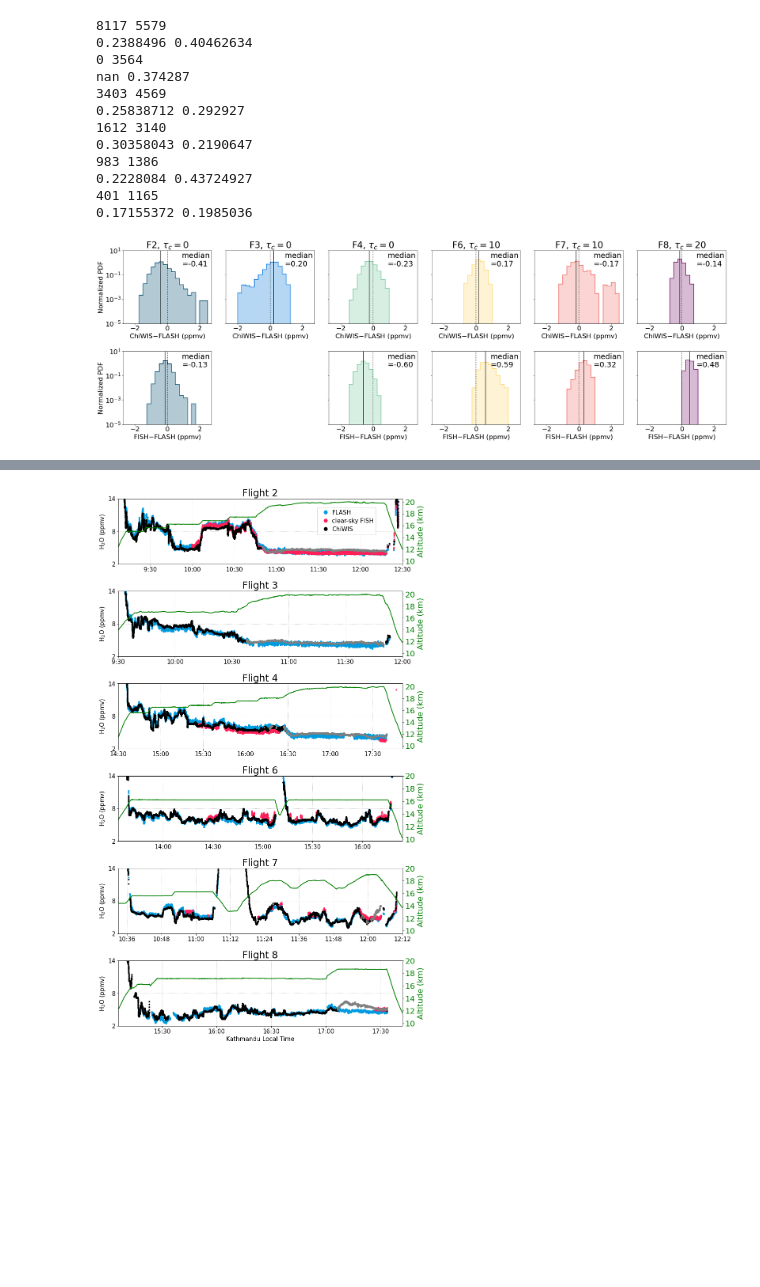
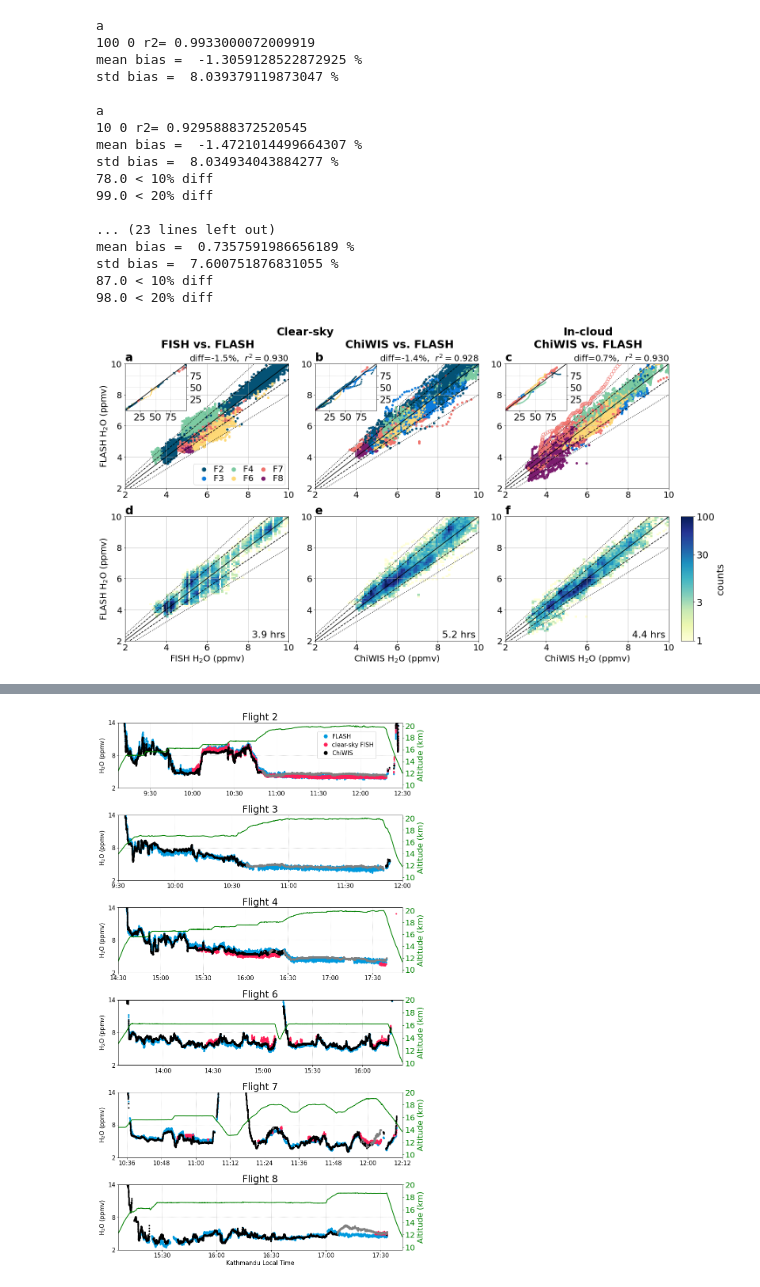
Before and after one commit to claresinger/StratoClim_H2O_Intercomparison, a Jupyter notebook: make_paper_figures.ipynb, the cells around one changed output, grey strips where cells are left out. Saved outputs shown, nothing was run; the diff lists cells and outputs as text; code cells hidden in the pictures; blank space fills up the shorter version.

```diff
--- a/make_paper_figures.ipynb
+++ b/make_paper_figures.ipynb
@@ -43,22 +56,27 @@ mean bias =  0.73575836 %
 # %%
 ## Fig 3
-import fig3_diff_hist
-reload(fig3_diff_hist)
-from fig3_diff_hist import *
-dry_errors_2rows(dat)
+import fig3_scatter_h2o
+reload(fig3_scatter_h2o)
+from fig3_scatter_h2o import *
+h2o_pt_by_pt_whist6(dat)
 # %% [output]
-8117 5579
-0.2388496 0.40462634
-0 3564
-nan 0.374287
-3403 4569
-0.25838712 0.292927
-1612 3140
-0.30358043 0.2190647
-983 1386
-0.2228084 0.43724927
-401 1165
-0.17155372 0.1985036
+a
+100 0 r2= 0.9933000072009919
+mean bias =  -1.3059128522872925 %
+std bias =  8.039379119873047 %
+
+a
+10 0 r2= 0.9295888372520545
+mean bias =  -1.4721014499664307 %
+std bias =  8.034934043884277 %
+78.0 < 10% diff
+99.0 < 20% diff
+
+... (23 lines left out)
+mean bias =  0.7357591986656189 %
+std bias =  7.600751876831055 %
+87.0 < 10% diff
+98.0 < 20% diff
-[figure, old version]
+[figure, new version]
 # %%
 ## Fig 4
```
Also changed, not shown: parts of 18 cells of this notebook, 18 other files.
